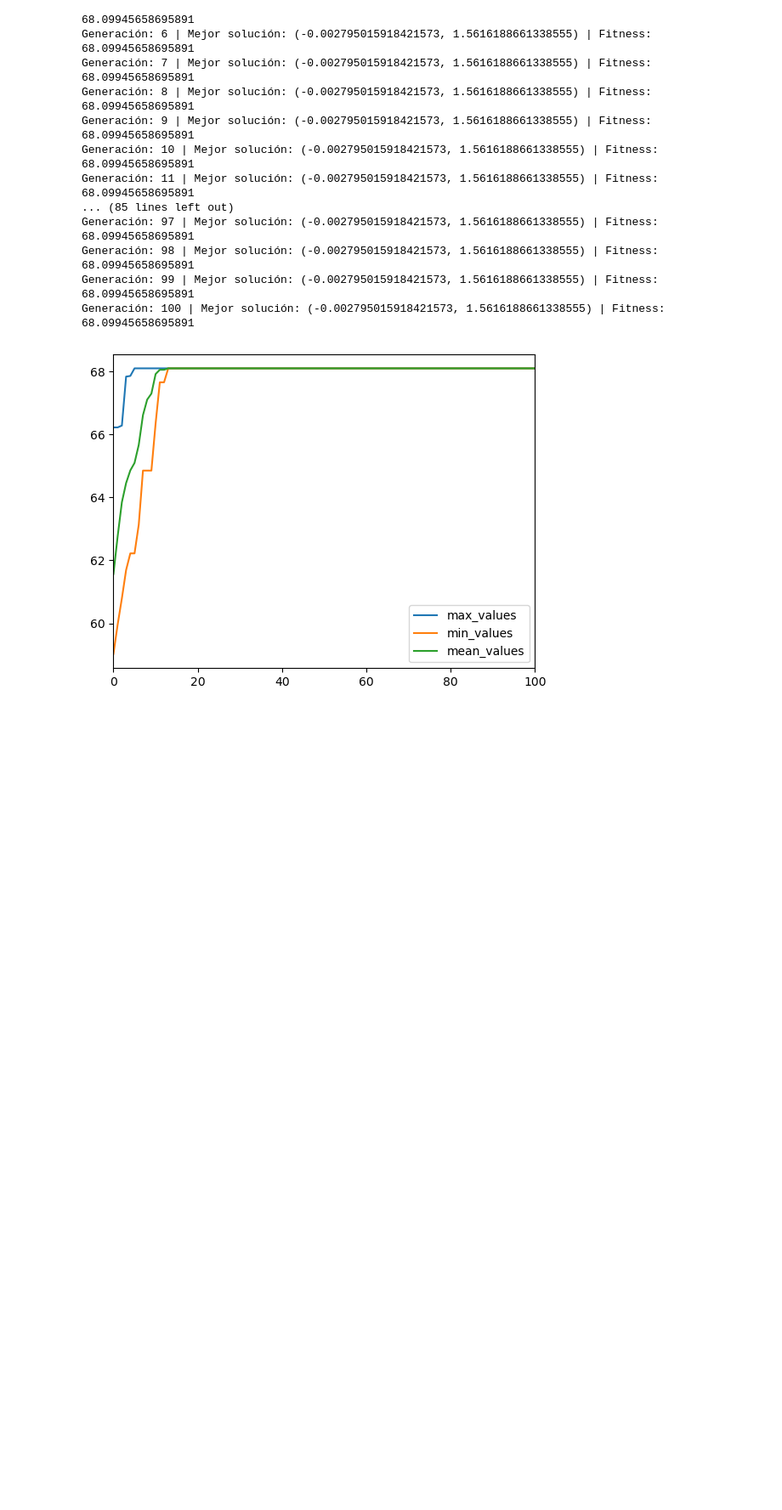
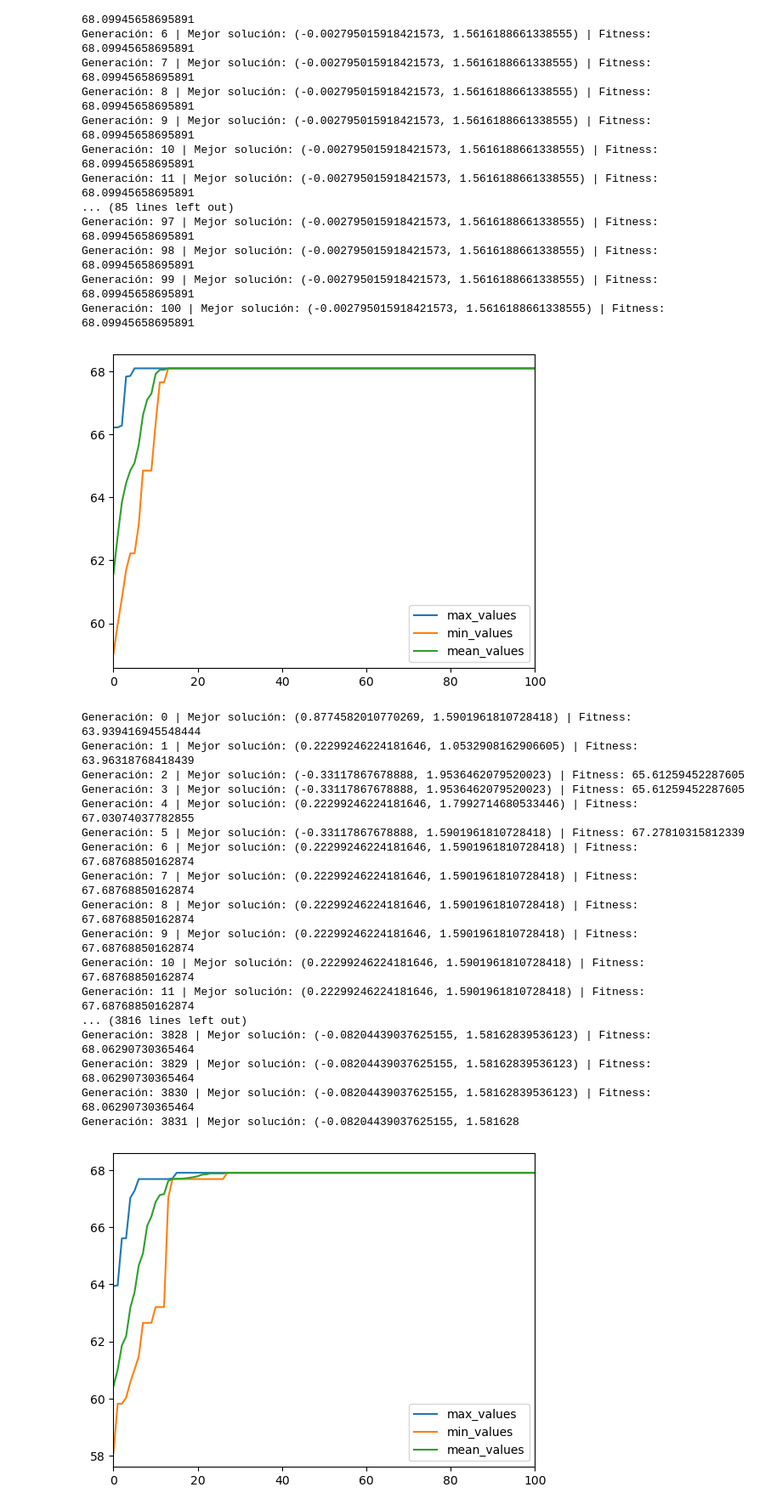
Before and after one commit to williamasesoftware/Optimization, a Jupyter notebook: genetical2.ipynb, the cells around one changed output. Shown at 85% size. Cells and saved outputs as stored; diff of their text form; code cells hidden in the pictures; blank space fills up the shorter version.

```diff
--- a/genetical2.ipynb
+++ b/genetical2.ipynb
@@ -140,3 +140,31 @@ plt.xlim(0,100)
 plt.show()
 # %% [output]
 [figure]
+# %%
+x,max_values,min_values,mean_values=main(20, 20000, 1, 0.01)
+plt.plot(x,max_values,label="max_values")
+plt.plot(x,min_values,label="min_values")
+plt.plot(x,mean_values,label="mean_values")
+plt.legend()
+#plt.ylim(0,68.05)
+plt.xlim(0,100)
+plt.show()
+# %% [output]
+Generación: 0 | Mejor solución: (0.8774582010770269, 1.5901961810728418) | Fitness: 63.939416945548444
+Generación: 1 | Mejor solución: (0.22299246224181646, 1.0532908162906605) | Fitness: 63.96318768418439
+Generación: 2 | Mejor solución: (-0.33117867678888, 1.9536462079520023) | Fitness: 65.61259452287605
+Generación: 3 | Mejor solución: (-0.33117867678888, 1.9536462079520023) | Fitness: 65.61259452287605
+Generación: 4 | Mejor solución: (0.22299246224181646, 1.7992714680533446) | Fitness: 67.03074037782855
+Generación: 5 | Mejor solución: (-0.33117867678888, 1.5901961810728418) | Fitness: 67.27810315812339
+Generación: 6 | Mejor solución: (0.22299246224181646, 1.5901961810728418) | Fitness: 67.68768850162874
+Generación: 7 | Mejor solución: (0.22299246224181646, 1.5901961810728418) | Fitness: 67.68768850162874
+Generación: 8 | Mejor solución: (0.22299246224181646, 1.5901961810728418) | Fitness: 67.68768850162874
+Generación: 9 | Mejor solución: (0.22299246224181646, 1.5901961810728418) | Fitness: 67.68768850162874
+Generación: 10 | Mejor solución: (0.22299246224181646, 1.5901961810728418) | Fitness: 67.68768850162874
+Generación: 11 | Mejor solución: (0.22299246224181646, 1.5901961810728418) | Fitness: 67.68768850162874
+... (3816 lines left out)
+Generación: 3828 | Mejor solución: (-0.08204439037625155, 1.58162839536123) | Fitness: 68.06290730365464
+Generación: 3829 | Mejor solución: (-0.08204439037625155, 1.58162839536123) | Fitness: 68.06290730365464
+Generación: 3830 | Mejor solución: (-0.08204439037625155, 1.58162839536123) | Fitness: 68.06290730365464
+Generación: 3831 | Mejor solución: (-0.08204439037625155, 1.581628
+[figure, added]
```
